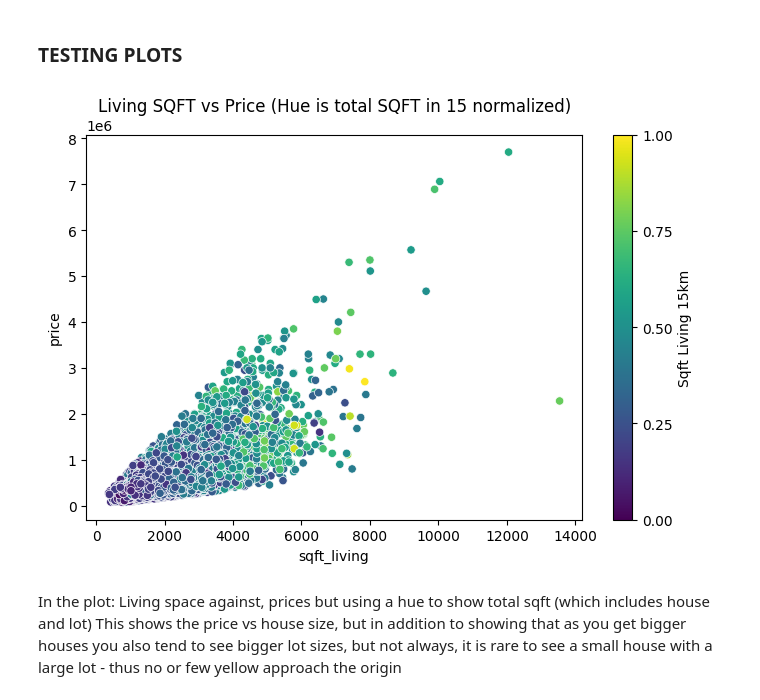
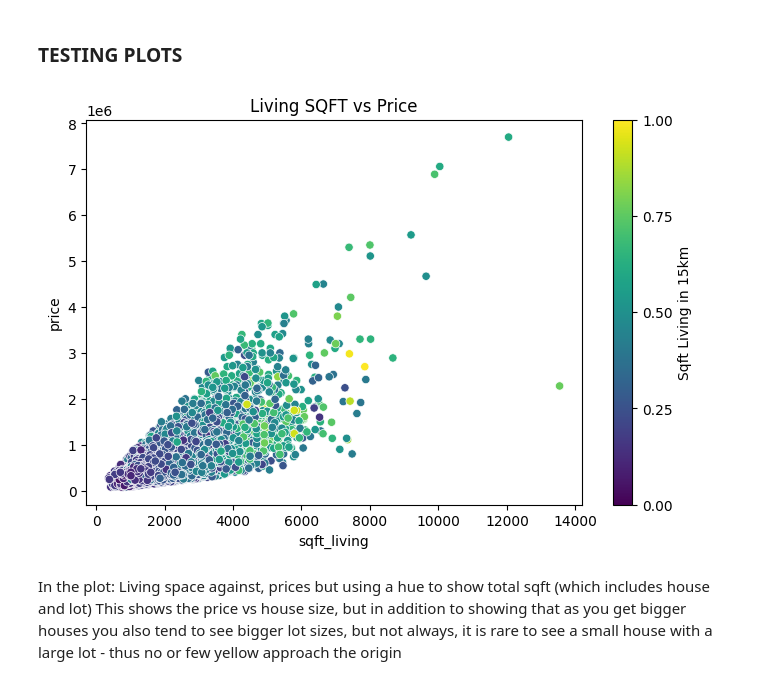
Before and after one commit to RehlytC/EDA_Project, a Jupyter notebook: EDA.ipynb, the cells around one changed output. Drawn from its saved outputs; the diff is of its cells as text; code cells hidden in the pictures.

```diff
--- a/EDA.ipynb
+++ b/EDA.ipynb
@@ -210,23 +228,23 @@ df.head()
 # %%
 ## Creating a normalized value of sqft_living15 to use as a hue
 
 df['sqft_living15_normalized'] = (df['sqft_living15'] - df['sqft_living15'].min()) / (df['sqft_living15'].max() - df['sqft_living15'].min())
 
 # Show the DataFrame to verify the new normalized column
 #print(df[['house_id', 'sqft_living15', 'sqft_living15_normalized']])
 
 scatter = sns.scatterplot(data=df, y='price', x='sqft_living', hue='sqft_living15_normalized', palette='viridis')
 plt.title(
-    label='Living SQFT vs Price (Hue is total SQFT in 15 normalized)'
+    label='Living SQFT vs Price'
 )
 
 scatter.legend_.remove()  # Remove default legend
 cbar = plt.colorbar(scatter.collections[0], ticks=[0, 0.25, 0.5, 0.75, 1])  # Specify ticks
-cbar.set_label('Sqft Living 15km')
+cbar.set_label('Sqft Living in 15km')
 
 plt.show()
 # %% [output]
-[figure, old version]
+[figure, new version]
 # %% [markdown]
 In the plot: Living space against, prices but using a hue to show total sqft (which includes house and lot)
 This shows the price vs house size, but in addition to showing that as you get bigger houses you also tend to see bigger lot sizes, but not always, it is rare to see a small house with a large lot - thus no or few yellow approach the origin
```
Also changed, not shown: parts of 11 cells of this notebook.
